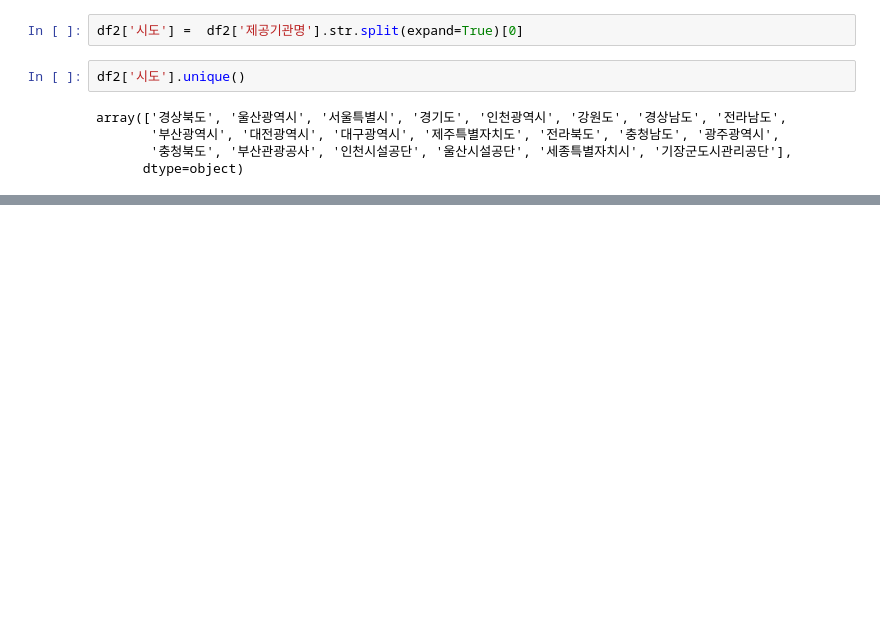
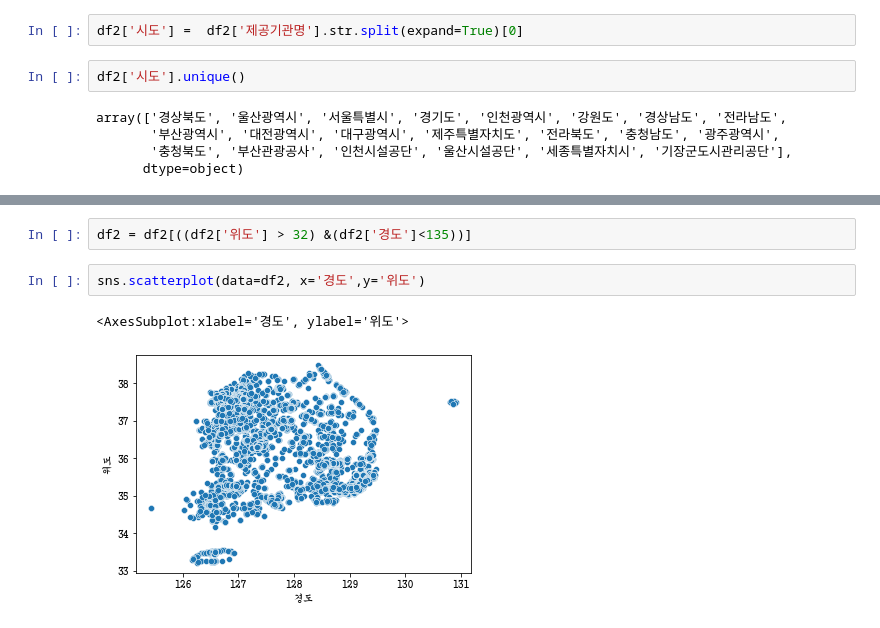
Before and after one commit to leekyuyoung4/ml0719, a Jupyter notebook: 데이터분석/공원데이터분석.ipynb, the cells around one changed output, grey strips where cells are left out. Cells and saved outputs as stored; diff of their text form; blank space fills up the shorter version.

```diff
--- a/데이터분석/공원데이터분석.ipynb
+++ b/데이터분석/공원데이터분석.ipynb
@@ -149,0 +212,7 @@ array(['경상북도', '울산광역시', '서울특별시', '경기도', '인
+# %%
+df2 = df2[((df2['위도'] > 32) &(df2['경도']<135))]
+# %%
+sns.scatterplot(data=df2, x='경도',y='위도')
+# %% [output]
+<AxesSubplot:xlabel='경도', ylabel='위도'>
+[figure, added]
```
Also changed, not shown: parts of 30 cells of this notebook.
